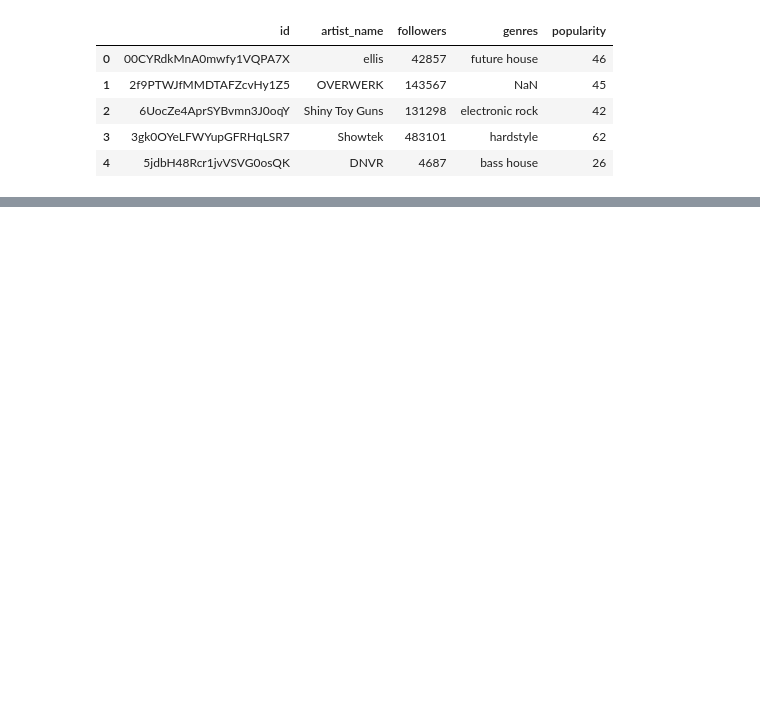
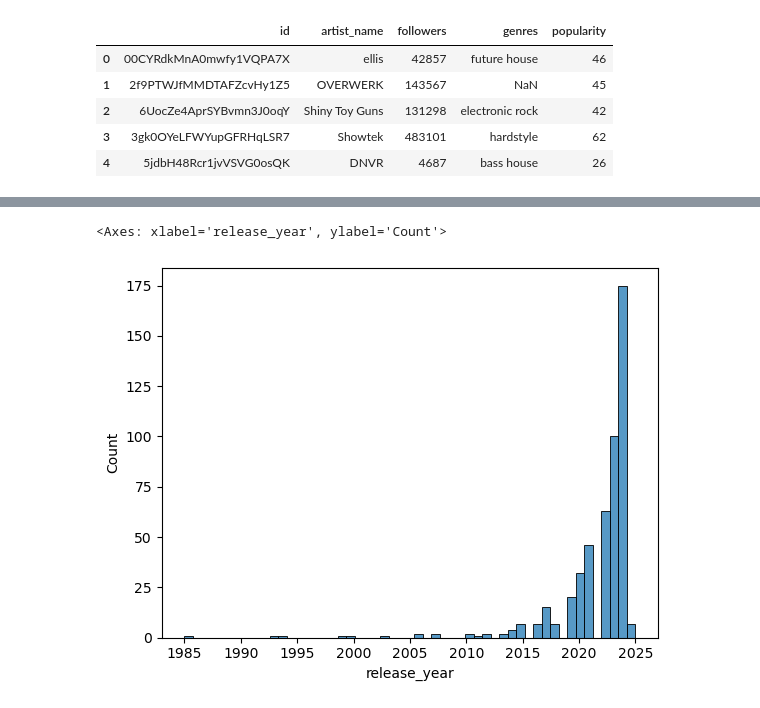
Before and after one commit to jacqhorizon/spotify-data-analysis, a Jupyter notebook: analysis.ipynb, the cells around one changed output, grey strips where cells are left out. Drawn from its saved outputs; the diff is of its cells as text; code cells hidden in the pictures; blank space fills up the shorter version.

```diff
--- a/analysis.ipynb
+++ b/analysis.ipynb
@@ -23,0 +87,5 @@ artists_df.head()
+# %%
+sns.histplot(merged_df['release_year'])
+# %% [output]
+<Axes: xlabel='release_year', ylabel='Count'>
+[figure, added]
```
Also changed, not shown: parts of 11 cells of this notebook.
